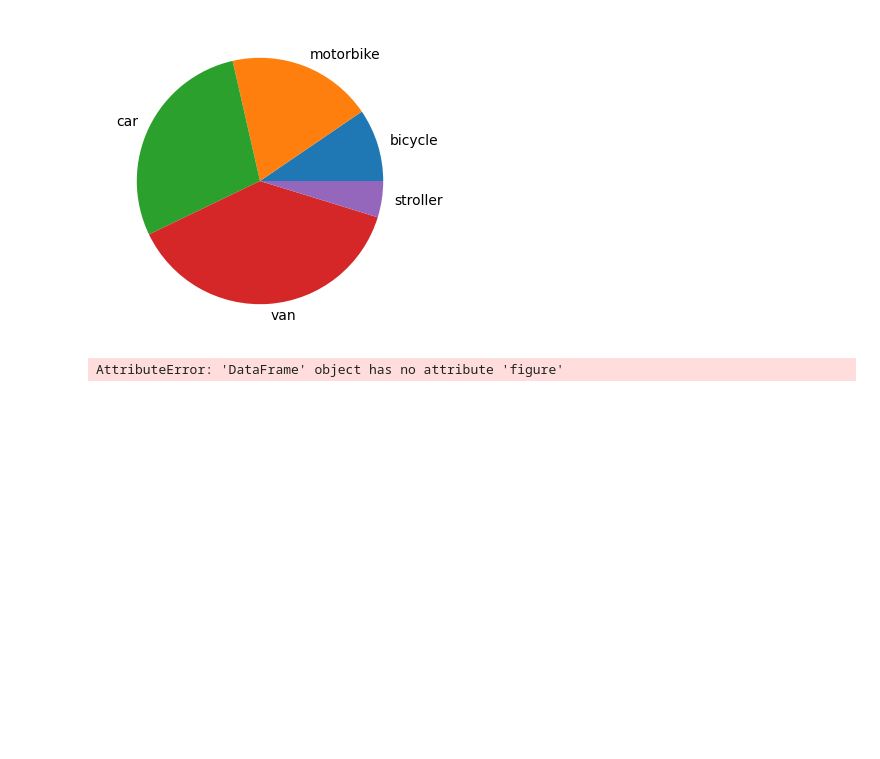
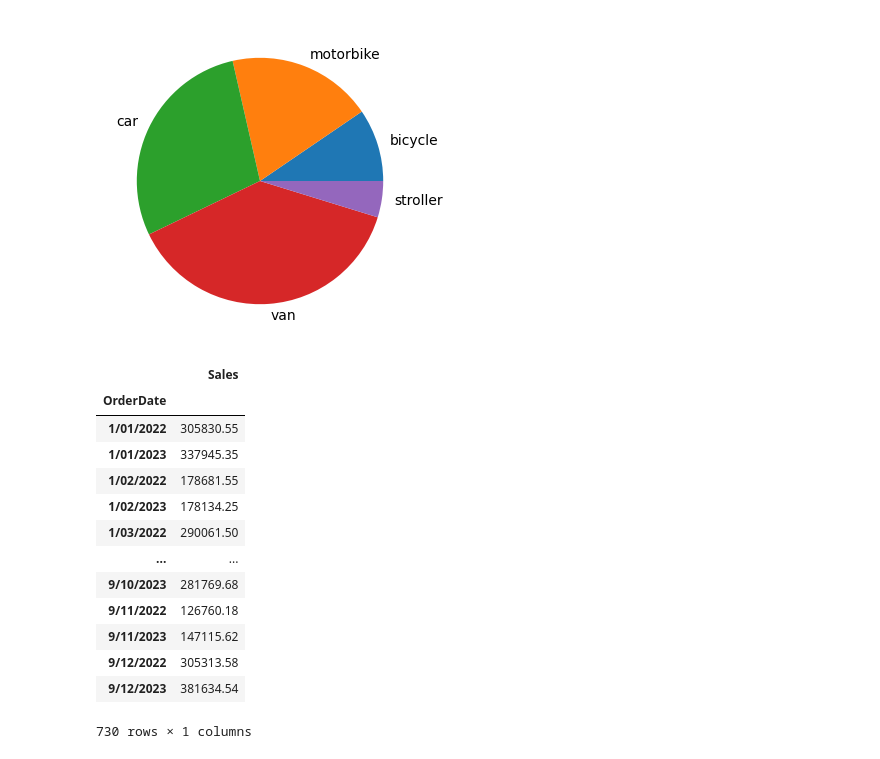
Before and after one commit to datamesse/python-studies, a Jupyter notebook: LinkedIn Learning exercises/Python for Data Science Essential Training Part 1.ipynb, the cells around one changed output. Cells and saved outputs as stored; diff of their text form; code cells hidden in the pictures; blank space fills up the shorter version.

```diff
--- a/LinkedIn Learning exercises/Python for Data Science Essential Training Part 1.ipynb
+++ b/LinkedIn Learning exercises/Python for Data Science Essential Training Part 1.ipynb
@@ -914,22 +914,59 @@ plt.show()
 # %%
 # object-orientated method adding labels
 
-address = 'https://github.com/datamesse/data-visualisation-datasets/blob/main/Satellite%20launch%20overview/satellites-n2yo.csv?raw=true'
-satellites = pd.read_csv(address)
-satellites.columns = ['ID','norad_id','cospar_id','name','launch_date','flight_ended','status','destination','owner']
-satellites_summary = satellites.drop(['ID','cospar_id', 'name','launch_date','flight_ended','destination','owner'], axis = 1)
-satellites_groups = satellites_summary.groupby(satellites_summary['status'])
-table_to_graph = satellites_groups.count()
+import numpy as np
+import pandas as pd
+from pandas import Series, DataFrame
+
+import matplotlib.pyplot as plt
+from pylab import rcParams
+
+address = 'https://github.com/datamesse/data-visualisation-datasets/blob/main/International%20Marketplace%20sales/normalised%20flat%20files/FactSales.csv?raw=true'
+sales = pd.read_csv(address)
+sales.columns = ['OrderID', 'OrderLineID', 'CustomerID', 'CityID', 'ProductID', 'ShipMode', 'Quantity', 'DiscountPercentage', 'DiscountAmount', 'Sales', 'Profit', 'ProfitBin', 'OrderDate', 'ShipDate']
+sales_summary = sales.drop(['OrderID', 'OrderLineID', 'CustomerID', 'CityID', 'ProductID', 'ShipMode', 'Quantity', 'DiscountPercentage', 'DiscountAmount', 'Profit', 'ProfitBin', 'ShipDate'], axis = 1)
+sales_groups = sales_summary.groupby(sales_summary['OrderDate'])
+sales_groups.sum()
+
+
+#df = pd.DataFrame(sales_groups.sum())
+
+
+
+# df.OrderDate = pd.to_datetime(df.['OrderDate'])
+# dg = df.groupby(pd.Grouper(key='OrderDate', freq='1M')).sum() # groupby each 1 month
+
+
+
+# table_to_graph = sales_groups.count()
+
+# fig = plt.figure()
+# ax = fig.add_axes()
+# ax.set_title('Title for the graph')
+# ax.set_xlabel('Satellite status')
+# ax.set_ylabel('Number of satellites')
 
 # create figure first because this is OO then add axes
-fig = table_to_graph.figure()
-ax = fig.add_axes([.1,.1,1,1])
+# fig = plt.figure()
+# ax = fig.add_axes([.1,.1,1,1])
 
-table_to_graph.plot()
-ax.set_xticks(range(7))
-ax.set_xticklabels(satellites_summary.status, rotation=60, fontsize='medium')
-ax.set_title('Title for the graph')
-ax.set_xlabel('Satellite status')
-ax.set_ylabel('Number of satellites')
+# ax.set_xticks(range(7))
+# ax.set_xticklabels(satellites_summary.status, rotation=60, fontsize='medium')
+# table_to_graph.set_title('Title for the graph')
+# table_to_graph.set_xlabel('Satellite status')
+# table_to_graph.set_ylabel('Number of satellites')
 # %% [output]
+|  | Sales |
+| OrderDate |  |
+| 1/01/2022 | 305830.55 |
+| 1/01/2023 | 337945.35 |
+| 1/02/2022 | 178681.55 |
+| 1/02/2023 | 178134.25 |
+| 1/03/2022 | 290061.50 |
+| ... | ... |
+| 9/10/2023 | 281769.68 |
+| 9/11/2022 | 126760.18 |
+| 9/11/2023 | 147115.62 |
+| 9/12/2022 | 305313.58 |
+| 9/12/2023 | 381634.54 |
-AttributeError: 'DataFrame' object has no attribute 'figure'
+730 rows × 1 columns
```
Also changed, not shown: 1 other file.
